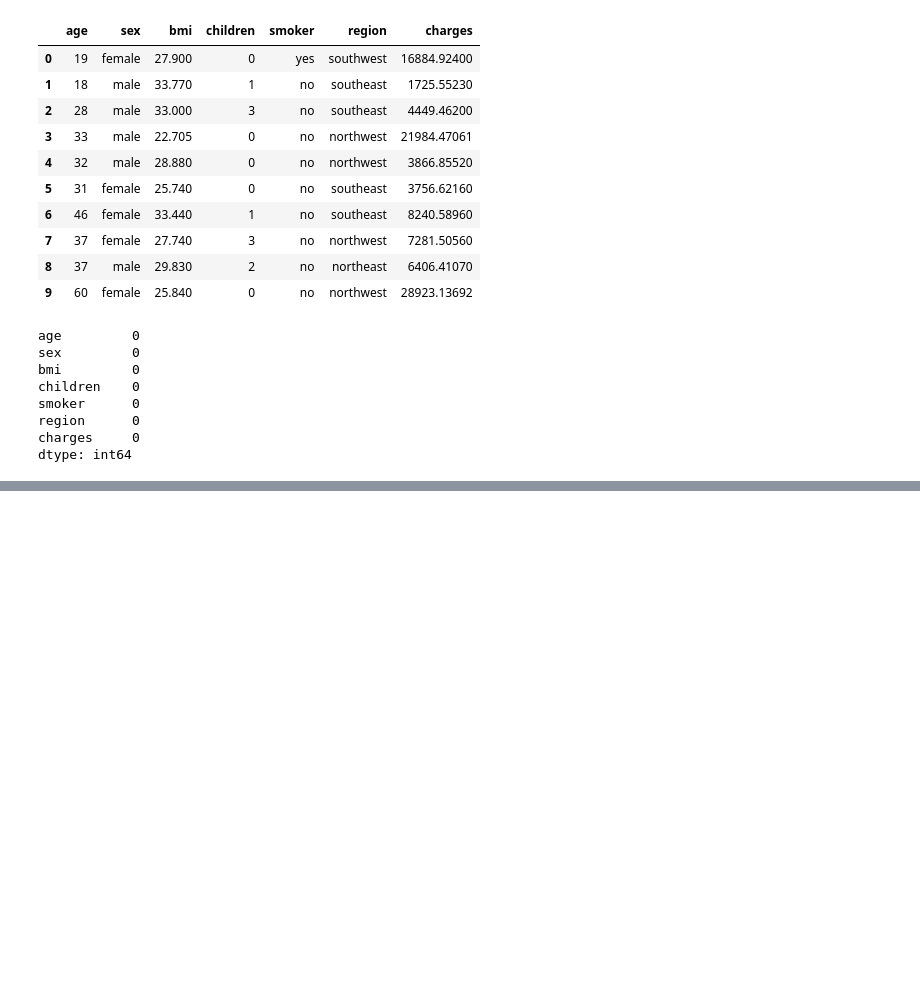
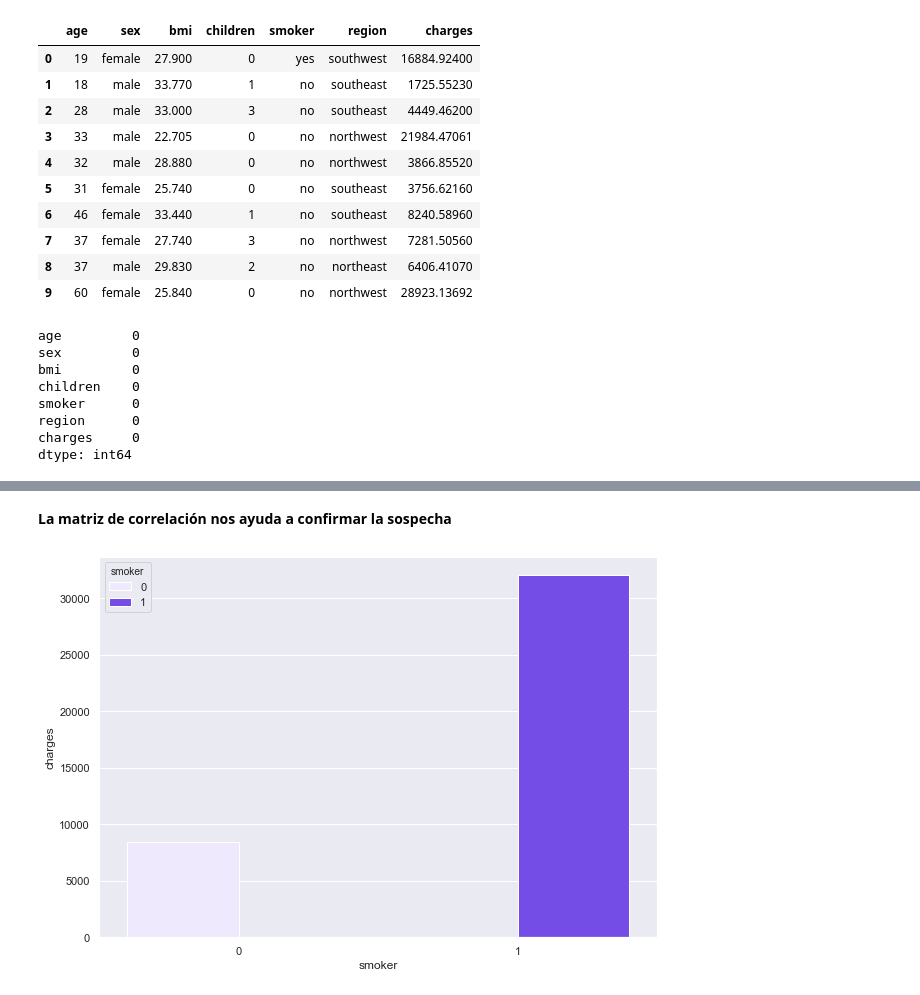
Before and after one commit to sbsreyes/Insurance_Cost_Machine-Learning, a Jupyter notebook: Insurance cost prediction.ipynb, the cells around one changed output, grey strips where cells are left out. Cells and saved outputs as stored; diff of their text form; code cells hidden in the pictures; blank space fills up the shorter version.

```diff
--- a/Insurance cost prediction.ipynb
+++ b/Insurance cost prediction.ipynb
@@ -69,0 +119,8 @@ df.head()
+# %% [markdown]
+**La matriz de correlación nos ayuda a confirmar la sospecha**
+# %%
+#¿La gente que fuma paga más seguro?
+
+ax = sns.barplot(x = df['smoker'], y = df['charges'], hue = df['smoker'] , ci = None, color = '#6833FF')
+# %% [output]
+[figure, added]
```
Also changed, not shown: parts of 12 cells of this notebook, 2 other files.
